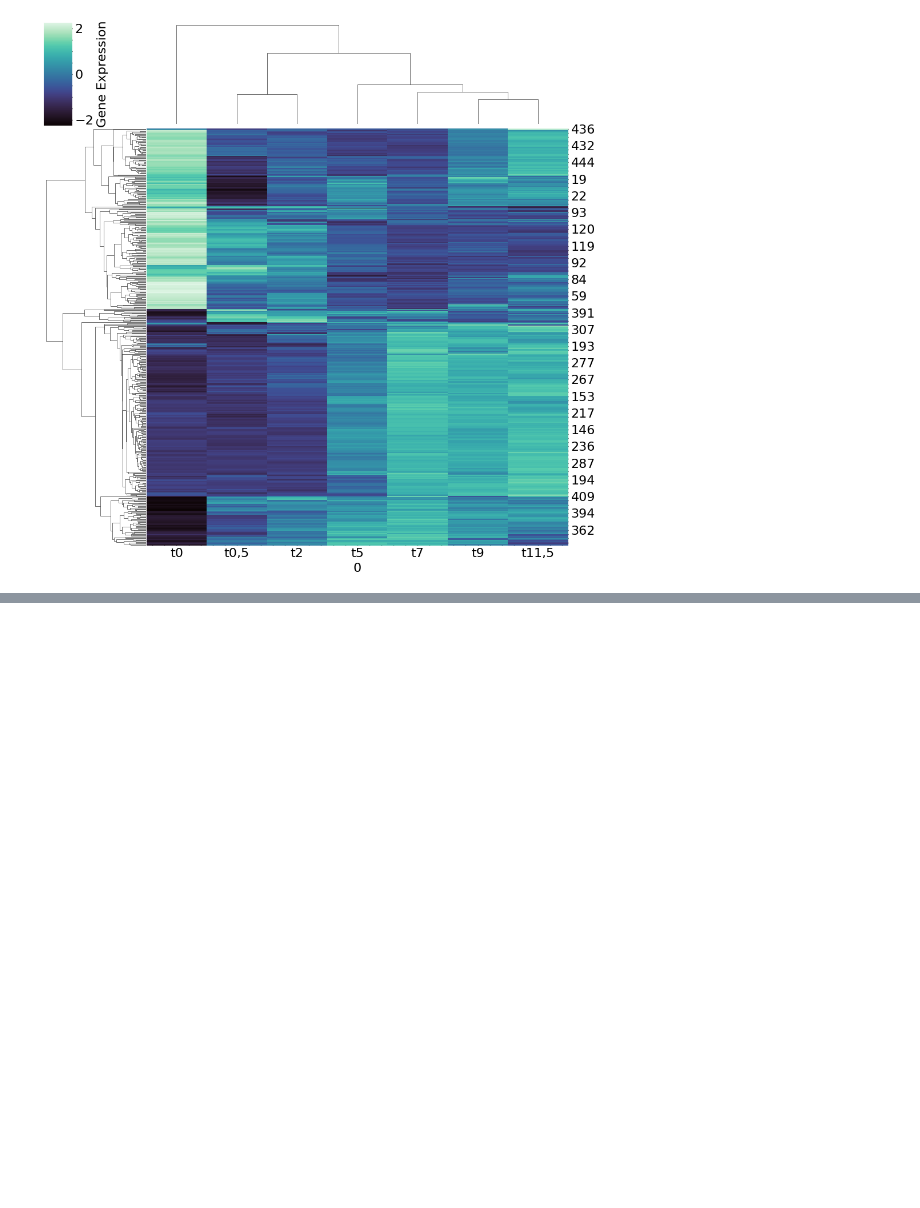
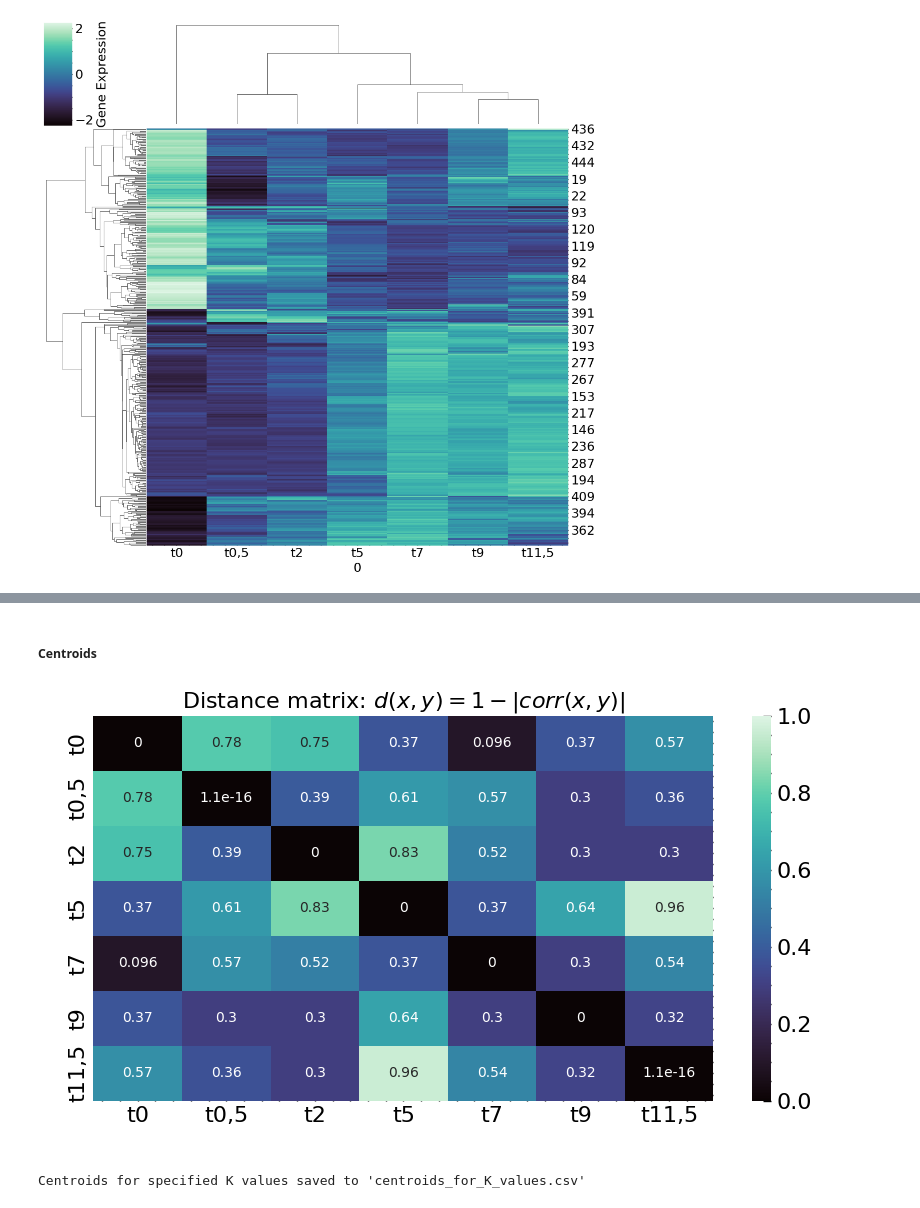
Before and after one commit to MarioPasc/complearn_projects, a Jupyter notebook: Clustering/code/k_means_clustering_sporulaton.ipynb, the cells around one changed output, grey strips where cells are left out. Drawn from its saved outputs; the diff is of its cells as text; code cells hidden in the pictures; blank space fills up the shorter version.

Commit message:
UPGMA centroids for K-Means clustering

```diff
--- a/Clustering/code/k_means_clustering_sporulaton.ipynb
+++ b/Clustering/code/k_means_clustering_sporulaton.ipynb
@@ -175,0 +189,19 @@ plt.show()
+# %% [markdown]
+##### Centroids
+# %%
+def visualize_distmatrix_corr(X: np.ndarray) -> None:
+    # Compute the correlation matrix
+    corr_matrix = np.corrcoef(X, rowvar=False)
+    distance_matrix = 1 - np.abs(corr_matrix)
+    # Translate it to a Dataframe
+    corr_mat = pd.DataFrame(distance_matrix,
+                            columns=data.columns[1:], index=data.columns[1:])
+    # Plot the heatmap
+    sns.heatmap(corr_mat, cmap='mako', annot=True, vmin=0.0, vmax=1.0)
+    plt.xlabel(" ")
+    plt.ylabel(" ")
+    plt.title("Distance matrix: $d(x,y) = 1 - |corr(x,y)|$")
+
+visualize_distmatrix_corr(X = data[data.columns[1:]].values)
+# %% [output]
+[figure, added]
@@ -175,0 +255,27 @@ plt.show()
+# %%
+# Extract the gene expression values
+X = data[data.columns[1:]].values
+
+# Compute the condensed correlation distance matrix
+condensed_corr_mat = pdist(X, metric='correlation')
+
+# Apply UPGMA hierarchical clustering (average linkage)
+Z = linkage(condensed_corr_mat, method='average')
+
+# Calculate the centroids at each step of the hierarchical clustering
+cluster_centers_all = calculate_cluster_centers(Z, X)
+
+
+# List of K values to extract centroids for
+K_list = [2, 3, 4, 5, 6, 7, 8, 9, 10]
+
+# Extract centroids for the specified K values
+centroids_for_k_list = extract_centroids_for_K_list(cluster_centers_all, K_list)
+
+# Save the centroids for each K value to a CSV file
+df_centroids = pd.DataFrame(centroids_for_k_list)
+df_centroids.to_csv('../results/centroids_for_K_values.csv', index=False)
+
+print("Centroids for specified K values saved to 'centroids_for_K_values.csv'")
+# %% [output]
+Centroids for specified K values saved to 'centroids_for_K_values.csv'
```
Also changed, not shown: parts of 8 cells of this notebook, 1 other file.
